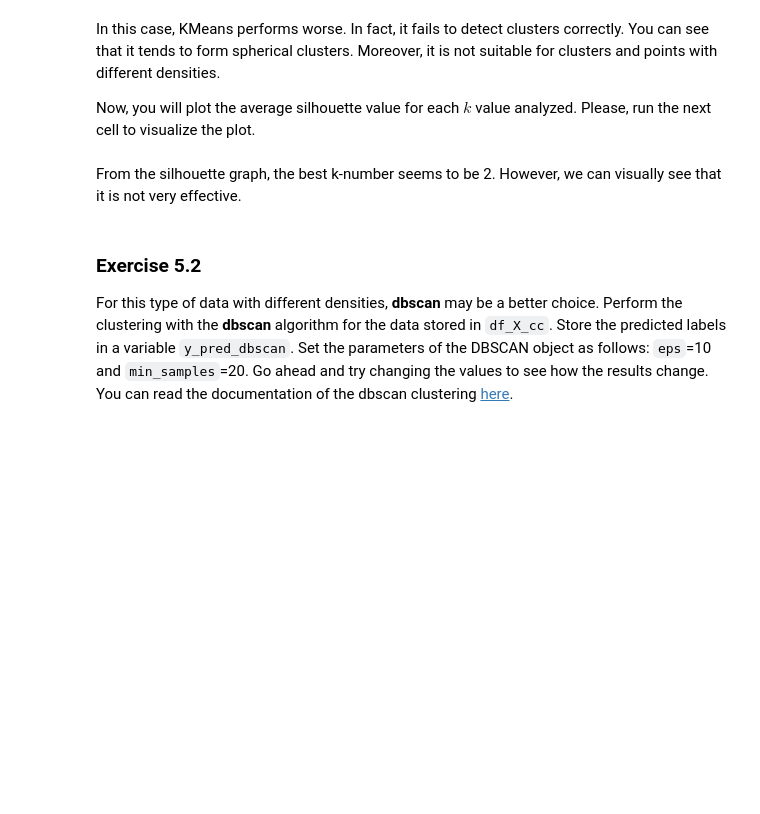
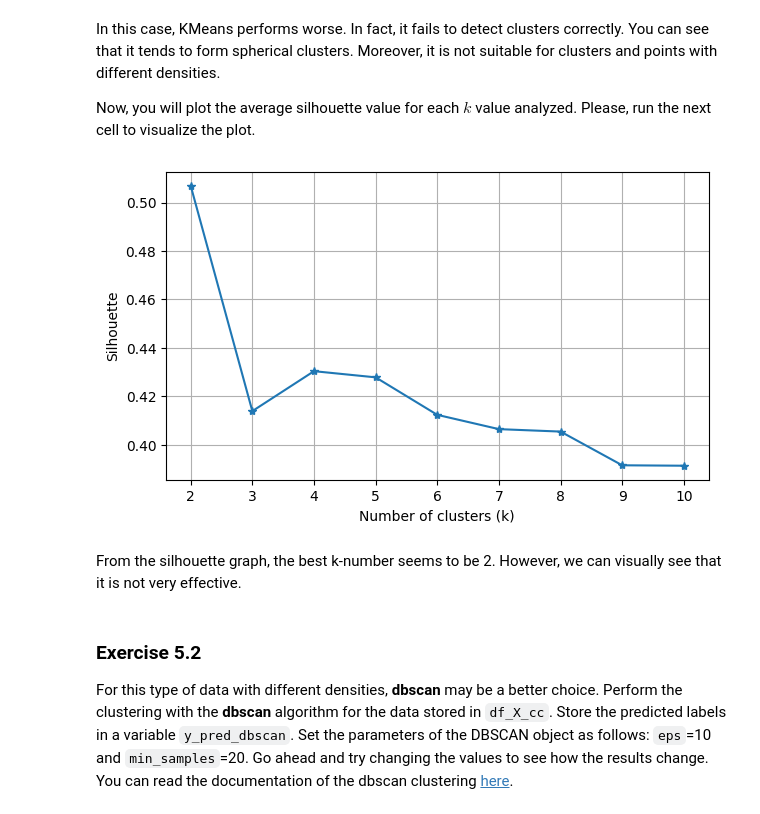
Before and after one commit to LuigiGonnella/From-0-to-LLM, a Jupyter notebook: 2) Clustering/Lab2_Scikit-Learn_clustering.ipynb, the cells around one changed output. Cells and saved outputs as stored; diff of their text form; code cells hidden in the pictures; blank space fills up the shorter version.

```diff
--- a/2) Clustering/Lab2_Scikit-Learn_clustering.ipynb
+++ b/2) Clustering/Lab2_Scikit-Learn_clustering.ipynb
@@ -631,7 +712,7 @@ ax.grid(True)
 From this silhouette graph, what do you think is the best k-value? Has your answer changed since before? Why?
 # %%
 #### START ANSWER HERE ####
-
+k=3
 #### END ANSWER HERE ####
 # %% [markdown]
 <a id='3'></a>
@@ -692,14 +795,14 @@ silh_list = [] # List of avg silouhette values for each cluster division (k)
 y_pred_list = [] # list of numpy arrays containing the predicted clusters labels for each k
 
 #### START CODE HERE ####
-for k in range(None, None): # Define a loop for each k in [min_k, max_k]
-    kmeans_k = None # Define the kmeans object with current k and n_init = 10
-    y_pred_kmeans_k = None # Predict the cluster labels with current k
+for k in range(min_k, max_k+1): # Define a loop for each k in [min_k, max_k]
+    kmeans_k = KMeans(n_clusters=k, init='random', n_init=10) # Define the kmeans object with current k and n_init = 10
+    y_pred_kmeans_k = kmeans_k.fit_predict(df_X_cc) # Predict the cluster labels with current k
 
-    y_pred_list.append(None) # Append the predicted labels to the list of predictions
+    y_pred_list.append(y_pred_kmeans_k) # Append the predicted labels to the list of predictions
 
-    silh_avg_k = silhouette_score(None, None) # Compute the average silhouette for the current k
-    silh_list.append(None) # Append the current average silhouette to the list of silhouette values
+    silh_avg_k = silhouette_score(df_X_cc, y_pred_kmeans_k) # Compute the average silhouette for the current k
+    silh_list.append(silh_avg_k) # Append the current average silhouette to the list of silhouette values
 #### END CODE HERE ####
 # %% [markdown]
 The next cell visualizes the clusters plots of all the $k$ values.
@@ -713,13 +826,15 @@ Now, you will plot the average silhouette value for each $k$ value analyzed. Ple
 # %%
 fig, ax = plt.subplots(figsize=(7, 4))
 x = range(len(silh_list))
-x_ticks = range(min_clusters, max_clusters+1)
+x_ticks = range(min_k, max_k+1)
 
 ax.plot(x, silh_list, marker='*')
 ax.set_xticks(x, x_ticks)
 ax.set_xlabel("Number of clusters (k)")
 ax.set_ylabel("Silhouette")
 ax.grid(True)
+# %% [output]
+[figure, added]
 # %% [markdown]
 From the silhouette graph, the best k-number seems to be 2. However, we can visually see that it is not very effective.
 # %% [markdown]
```
Also changed, not shown: parts of 36 cells of this notebook, 17 other files.
